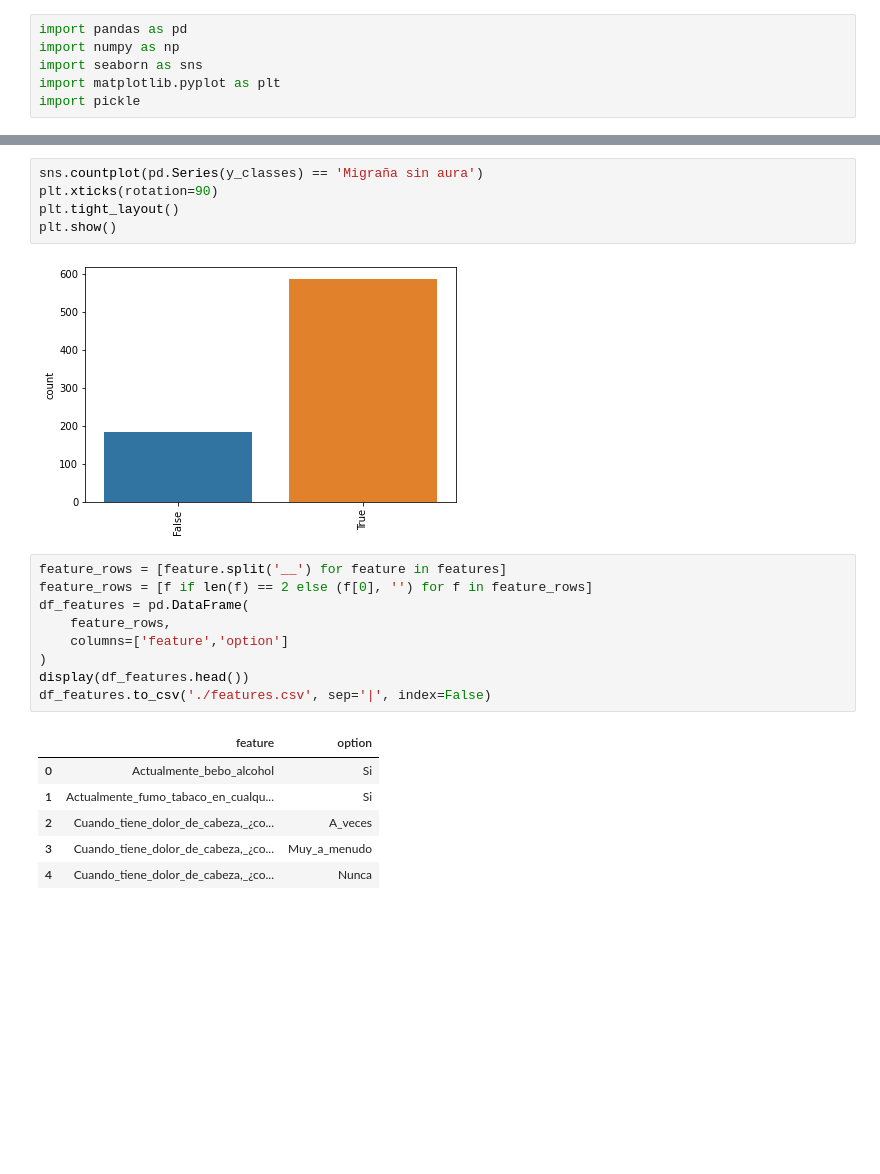
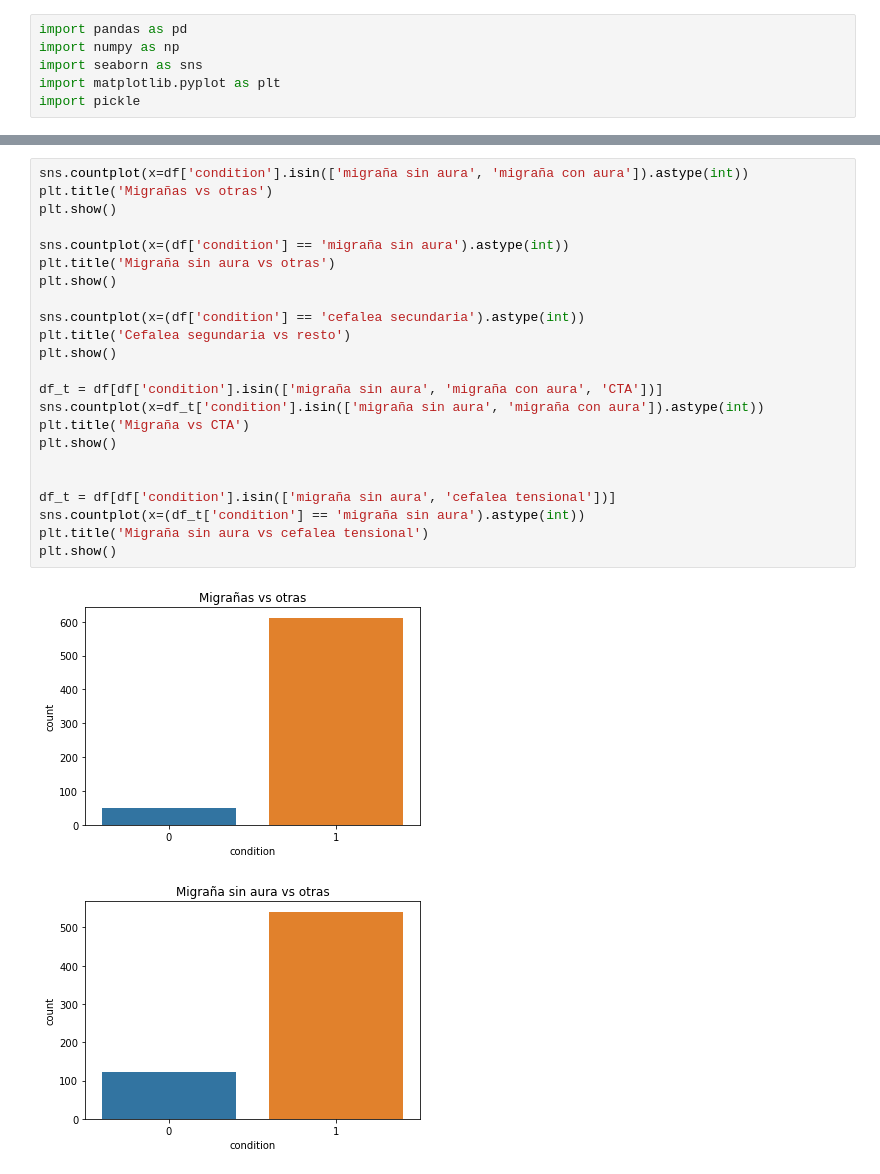
Before and after one commit to Laouen/PhD_entelai_predoc, a Jupyter notebook: notebooks/dataset_demografy.ipynb, the cells around one changed output, grey strips where cells are left out. Saved outputs shown, nothing was run; the diff lists cells and outputs as text; blank space fills up the shorter version.

```diff
--- a/notebooks/dataset_demografy.ipynb
+++ b/notebooks/dataset_demografy.ipynb
@@ -22,23 +67,26 @@ plt.show()
-# %%
-sns.countplot(pd.Series(y_classes) == 'Migraña sin aura')
-plt.xticks(rotation=90)
-plt.tight_layout()
-plt.show()
-# %% [output]
-[figure, removed]
-# %%
-feature_rows = [feature.split('__') for feature in features]
-feature_rows = [f if len(f) == 2 else (f[0], '') for f in feature_rows]
-df_features = pd.DataFrame(
-    feature_rows,
-    columns=['feature','option']
-)
-display(df_features.head())
-df_features.to_csv('./features.csv', sep='|', index=False)
-# %% [output]
-|  | feature | option |
-| 0 | Actualmente_bebo_alcohol | Si |
-| 1 | Actualmente_fumo_tabaco_en_cualqu... | Si |
-| 2 | Cuando_tiene_dolor_de_cabeza,_¿co... | A_veces |
-| 3 | Cuando_tiene_dolor_de_cabeza,_¿co... | Muy_a_menudo |
-| 4 | Cuando_tiene_dolor_de_cabeza,_¿co... | Nunca |
+# %%
+sns.countplot(x=df['condition'].isin(['migraña sin aura', 'migraña con aura']).astype(int))
+plt.title('Migrañas vs otras')
+plt.show()
+
+sns.countplot(x=(df['condition'] == 'migraña sin aura').astype(int))
+plt.title('Migraña sin aura vs otras')
+plt.show()
+
+sns.countplot(x=(df['condition'] == 'cefalea secundaria').astype(int))
+plt.title('Cefalea segundaria vs resto')
+plt.show()
+
+df_t = df[df['condition'].isin(['migraña sin aura', 'migraña con aura', 'CTA'])]
+sns.countplot(x=df_t['condition'].isin(['migraña sin aura', 'migraña con aura']).astype(int))
+plt.title('Migraña vs CTA')
+plt.show()
+
+
+df_t = df[df['condition'].isin(['migraña sin aura', 'cefalea tensional'])]
+sns.countplot(x=(df_t['condition'] == 'migraña sin aura').astype(int))
+plt.title('Migraña sin aura vs cefalea tensional')
+plt.show()
+# %% [output]
+[figure, added]
+[figure, added]
```
Also changed, not shown: parts of 7 cells of this notebook, 5 other files.
